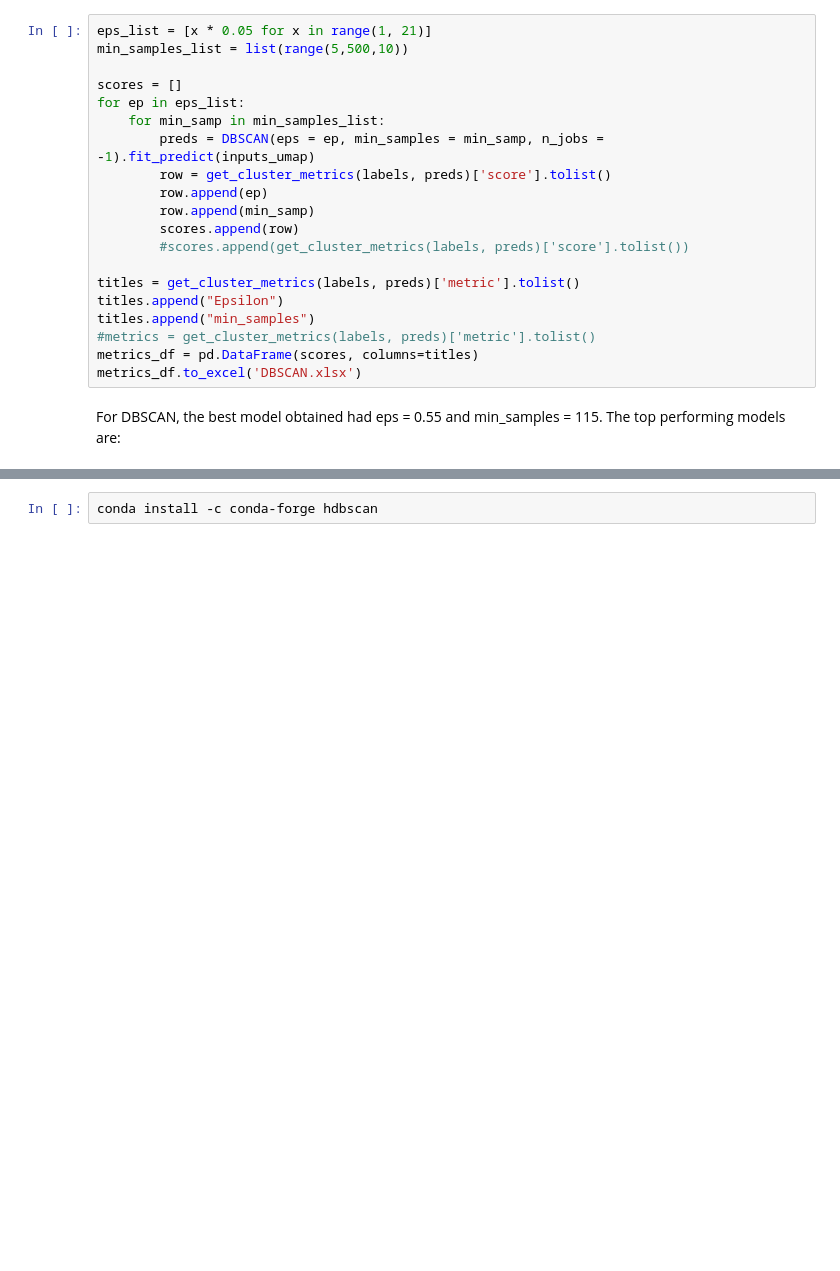
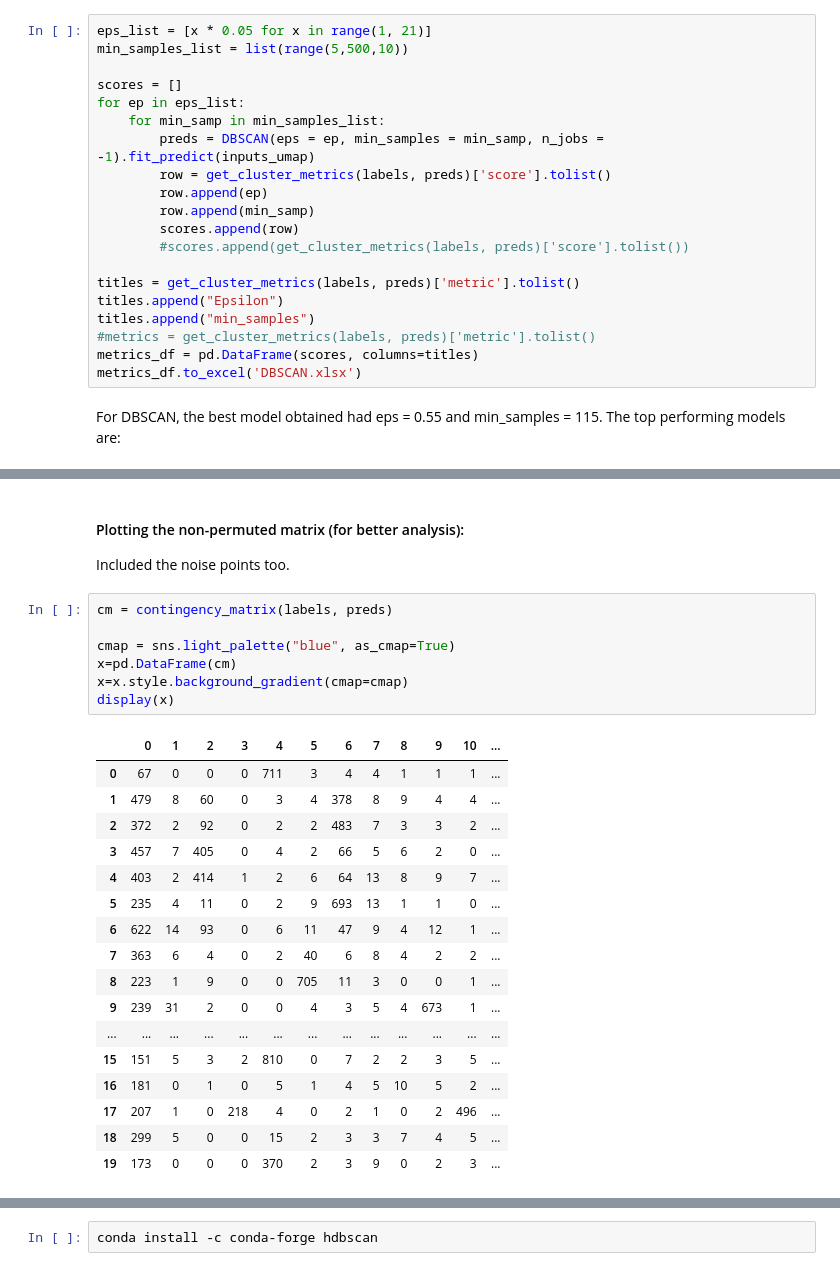
Before and after one commit to heboyuan/ECE219, a Jupyter notebook: Project_2/P2_Q9-15.ipynb, the cells around one changed output, grey strips where cells are left out. Drawn from its saved outputs; the diff is of its cells as text; blank space fills up the shorter version.

```diff
--- a/Project_2/P2_Q9-15.ipynb
+++ b/Project_2/P2_Q9-15.ipynb
@@ -569,0 +556,29 @@ plot_mat(cm[rows[:, np.newaxis], cols], xticklabels=cols, yticklabels=rows, size
+# %% [markdown]
+#### Plotting the non-permuted matrix (for better analysis):
+
+Included the noise points too.
+# %%
+cm = contingency_matrix(labels, preds)
+
+cmap = sns.light_palette("blue", as_cmap=True)
+x=pd.DataFrame(cm)
+x=x.style.background_gradient(cmap=cmap)
+display(x)
+# %% [output]
+|  | 0 | 1 | 2 | 3 | 4 | 5 | 6 | 7 | 8 | 9 | 10 | ... |
+| 0 | 67 | 0 | 0 | 0 | 711 | 3 | 4 | 4 | 1 | 1 | 1 | ... |
+| 1 | 479 | 8 | 60 | 0 | 3 | 4 | 378 | 8 | 9 | 4 | 4 | ... |
+| 2 | 372 | 2 | 92 | 0 | 2 | 2 | 483 | 7 | 3 | 3 | 2 | ... |
+| 3 | 457 | 7 | 405 | 0 | 4 | 2 | 66 | 5 | 6 | 2 | 0 | ... |
+| 4 | 403 | 2 | 414 | 1 | 2 | 6 | 64 | 13 | 8 | 9 | 7 | ... |
+| 5 | 235 | 4 | 11 | 0 | 2 | 9 | 693 | 13 | 1 | 1 | 0 | ... |
+| 6 | 622 | 14 | 93 | 0 | 6 | 11 | 47 | 9 | 4 | 12 | 1 | ... |
+| 7 | 363 | 6 | 4 | 0 | 2 | 40 | 6 | 8 | 4 | 2 | 2 | ... |
+| 8 | 223 | 1 | 9 | 0 | 0 | 705 | 11 | 3 | 0 | 0 | 1 | ... |
+| 9 | 239 | 31 | 2 | 0 | 0 | 4 | 3 | 5 | 4 | 673 | 1 | ... |
+| ... | ... | ... | ... | ... | ... | ... | ... | ... | ... | ... | ... | ... |
+| 15 | 151 | 5 | 3 | 2 | 810 | 0 | 7 | 2 | 2 | 3 | 5 | ... |
+| 16 | 181 | 0 | 1 | 0 | 5 | 1 | 4 | 5 | 10 | 5 | 2 | ... |
+| 17 | 207 | 1 | 0 | 218 | 4 | 0 | 2 | 1 | 0 | 2 | 496 | ... |
+| 18 | 299 | 5 | 0 | 0 | 15 | 2 | 3 | 3 | 7 | 4 | 5 | ... |
+| 19 | 173 | 0 | 0 | 0 | 370 | 2 | 3 | 9 | 0 | 2 | 3 | ... |
```
Also changed, not shown: parts of 41 cells of this notebook.
